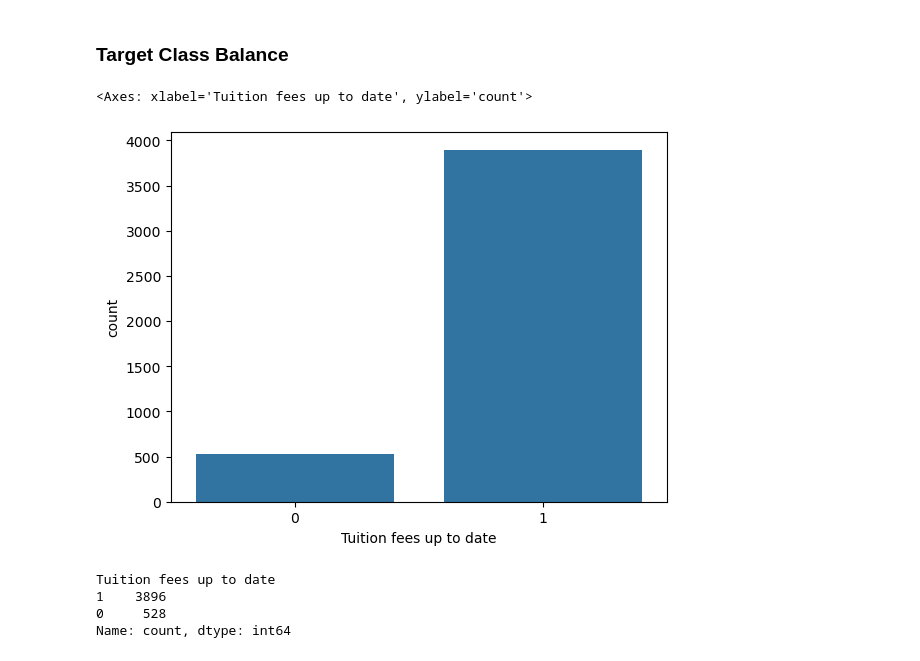
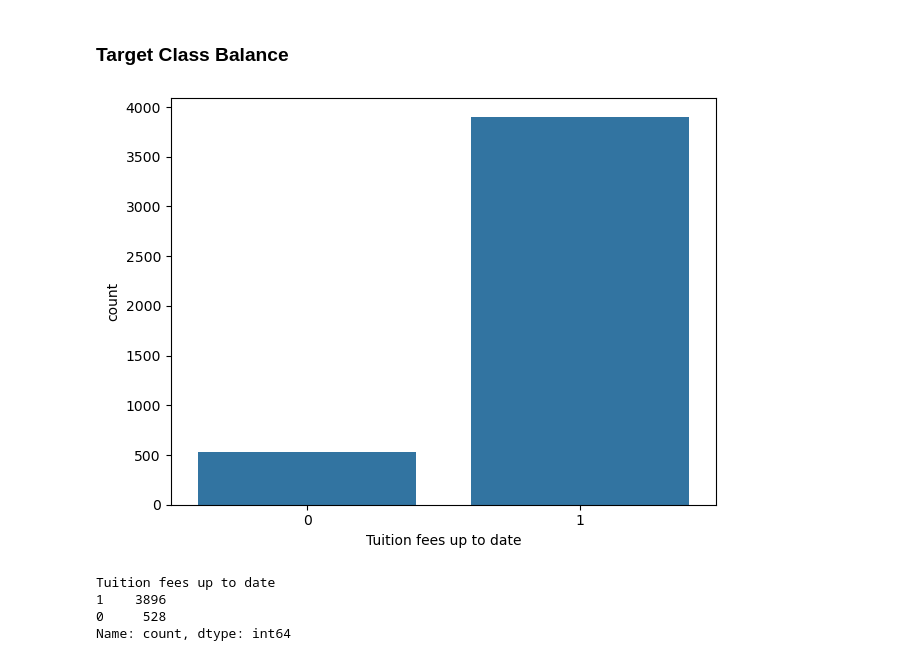
Before and after one commit to Schwoz17/flexisaf-capstone, a Jupyter notebook: flexisaf_fee_defaulter_prediction_system.ipynb, the cells around one changed output. Saved outputs shown, nothing was run; the diff lists cells and outputs as text; code cells hidden in the pictures.

```diff
--- a/flexisaf_fee_defaulter_prediction_system.ipynb
+++ b/flexisaf_fee_defaulter_prediction_system.ipynb
@@ -131,9 +131,11 @@ np.int64(0)
 ### Target Class Balance
 # %%
 sns.countplot(data = students, x = "Tuition fees up to date")
+plt.tight_layout()
+plt.savefig("visuals/eda_overview.png", bbox_inches="tight")
+plt.show()
 # %% [output]
-<Axes: xlabel='Tuition fees up to date', ylabel='count'>
-[figure, old version]
+[figure, new version]
 # %%
 students["Tuition fees up to date"].value_counts()
 # %% [output]
```
Also changed, not shown: parts of 11 cells of this notebook, 8 other files.
